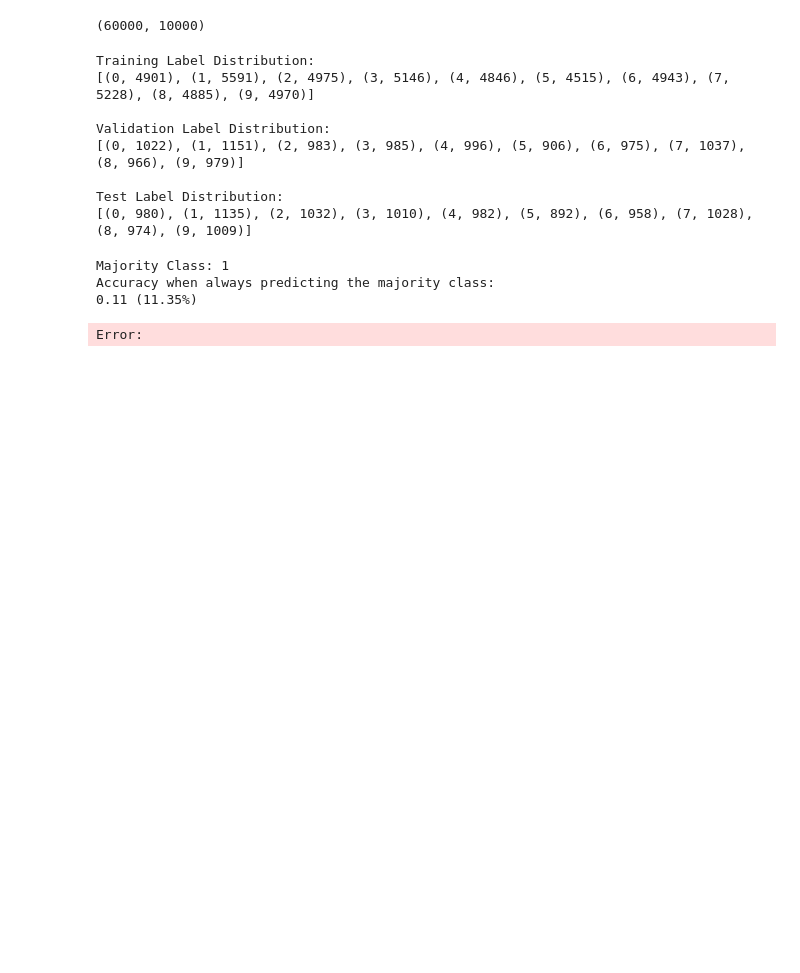
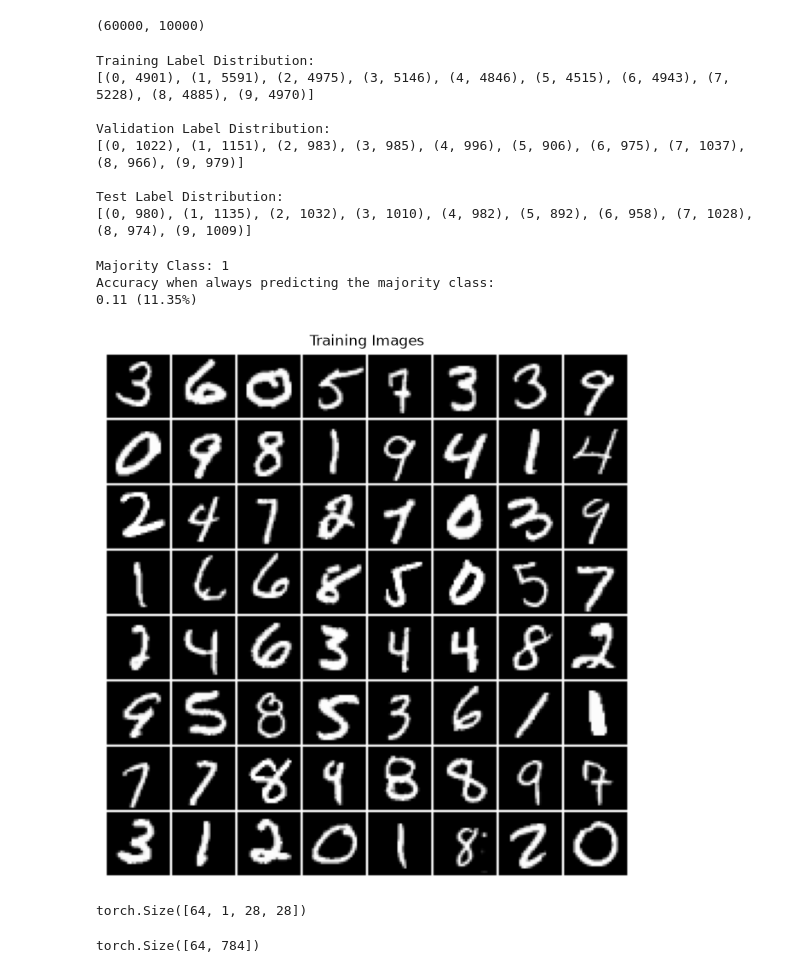
Before and after one commit to cc-greatman/MLP-Models, a Jupyter notebook: notebooks/mnist_exploration.ipynb, the cells around one changed output. Drawn from its saved outputs; the diff is of its cells as text; code cells hidden in the pictures; blank space fills up the shorter version.

```diff
--- a/notebooks/mnist_exploration.ipynb
+++ b/notebooks/mnist_exploration.ipynb
@@ -90,12 +91,25 @@ Accuracy when always predicting the majority class:
 # %%
 # Visualize the training data images
 for images, labels in train_loader:
     break
 
-plt.figure(figsize=(8, 8))
-plt.imshow(images[0].squeeze(), cmap="gray")
-plt.title(f"Label: {labels[0].item()}")
+plt.figure(figsize = (8, 8))
 plt.axis("off")
+plt.title("Training Images")
+plt.imshow(np.transpose(torchvision.utils.make_grid(
+    images[:64],
+    padding = 1,
+    pad_value = 1.0,
+    normalize = True),
+    (1, 2, 0)))
 plt.show()
 # %% [output]
-Error:
+[figure, added]
+# %%
+images.shape
+# %% [output]
+torch.Size([64, 1, 28, 28])
+# %%
+torch.flatten(images, start_dim=1).shape # Batchsize, features
+# %% [output]
+torch.Size([64, 784])
```
Also changed, not shown: parts of 3 cells of this notebook, 1 other file.
